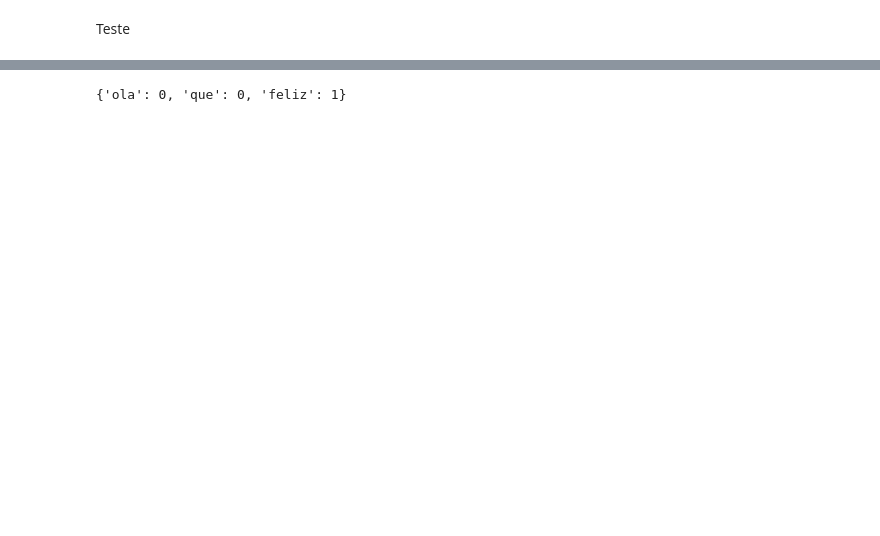
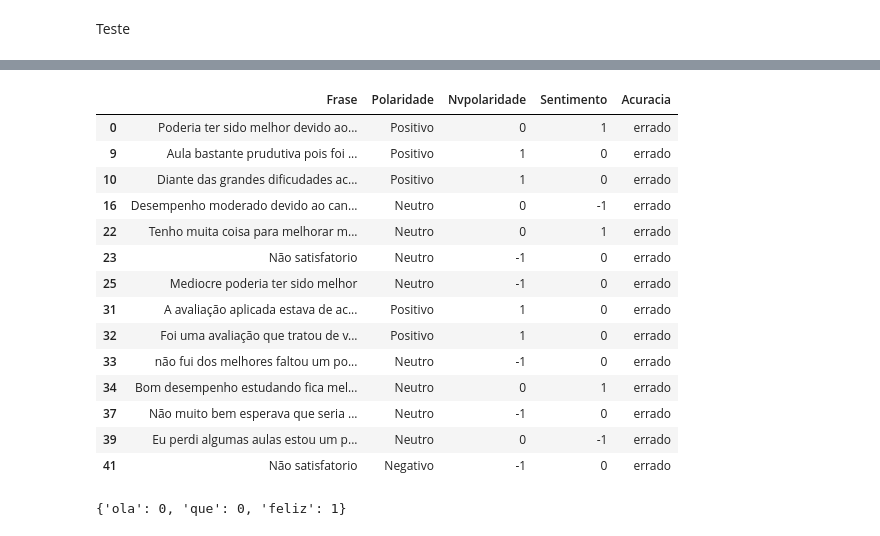
Before and after one commit to DaisonSilas/TCC, a Jupyter notebook: teste_sentilexPT.ipynb, the cells around one changed output, grey strips where cells are left out. Saved outputs shown, nothing was run; the diff lists cells and outputs as text; code cells hidden in the pictures; blank space fills up the shorter version.

```diff
--- a/teste_sentilexPT.ipynb
+++ b/teste_sentilexPT.ipynb
@@ -157 +143,21 @@ certo     18
 Name: 0, dtype: int64
+# %%
+frasescorrigir = banco.loc[banco['Acuracia'] == 'errado']
+# %%
+frasescorrigir
+# %% [output]
+|  | Frase | Polaridade | Nvpolaridade | Sentimento | Acuracia |
+| 0 | Poderia ter sido melhor devido ao... | Positivo | 0 | 1 | errado |
+| 9 | Aula bastante prudutiva pois foi ... | Positivo | 1 | 0 | errado |
+| 10 | Diante das grandes dificudades ac... | Positivo | 1 | 0 | errado |
+| 16 | Desempenho moderado devido ao can... | Neutro | 0 | -1 | errado |
+| 22 | Tenho muita coisa para melhorar m... | Neutro | 0 | 1 | errado |
+| 23 | Não satisfatorio | Neutro | -1 | 0 | errado |
+| 25 | Mediocre poderia ter sido melhor | Neutro | -1 | 0 | errado |
+| 31 | A avaliação aplicada estava de ac... | Positivo | 1 | 0 | errado |
+| 32 | Foi uma avaliação que tratou de v... | Positivo | 1 | 0 | errado |
+| 33 | não fui dos melhores faltou um po... | Neutro | -1 | 0 | errado |
+| 34 | Bom desempenho estudando fica mel... | Neutro | 0 | 1 | errado |
+| 37 | Não muito bem esperava que seria ... | Neutro | -1 | 0 | errado |
+| 39 | Eu perdi algumas aulas estou um p... | Neutro | 0 | -1 | errado |
+| 41 | Não satisfatorio | Negativo | -1 | 0 | errado |
```
Also changed, not shown: parts of 17 cells of this notebook, 3 other files.
